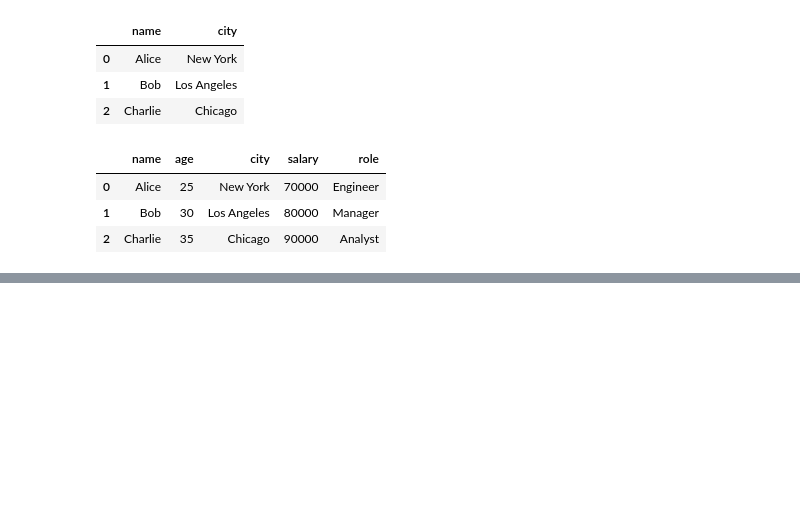
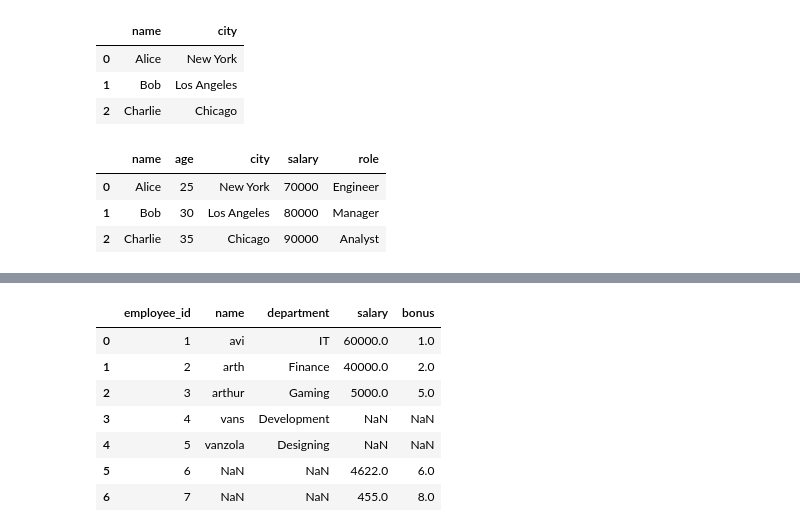
Before and after one commit to Arth9vansola/ml_prac, a Jupyter notebook: numpy_pandas practice/pandas_prac.ipynb, the cells around one changed output, grey strips where cells are left out. Drawn from its saved outputs; the diff is of its cells as text; code cells hidden in the pictures; blank space fills up the shorter version.

```diff
--- a/numpy_pandas practice/pandas_prac.ipynb
+++ b/numpy_pandas practice/pandas_prac.ipynb
@@ -58,0 +177,13 @@ print(df)
+# %%
+# merging, joining and concatenation
+employee = pd.DataFrame({
+  'employee_id':[1,2,3,4,5],
+  'name':['avi','arth','arthur','vans','vanzola'],
+  'department':['IT','Finance','Gaming','Development','Designing']
+})
+
+salaries = pd.DataFrame({
+  'employee_id':[1,2,3,6,7],
+  'salary':[60000,40000,5000,4622,455],
+  'bonus':[1,2,5,6,8]
+})
@@ -58,0 +208,11 @@ print(df)
+# %%
+pd.merge(employee, salaries, on='employee_id',how='outer') #on = common column in both , how = which join you want to use
+# %% [output]
+|  | employee_id | name | department | salary | bonus |
+| 0 | 1 | avi | IT | 60000.0 | 1.0 |
+| 1 | 2 | arth | Finance | 40000.0 | 2.0 |
+| 2 | 3 | arthur | Gaming | 5000.0 | 5.0 |
+| 3 | 4 | vans | Development | NaN | NaN |
+| 4 | 5 | vanzola | Designing | NaN | NaN |
+| 5 | 6 | NaN | NaN | 4622.0 | 6.0 |
+| 6 | 7 | NaN | NaN | 455.0 | 8.0 |
```
Also changed, not shown: parts of 33 cells of this notebook.
